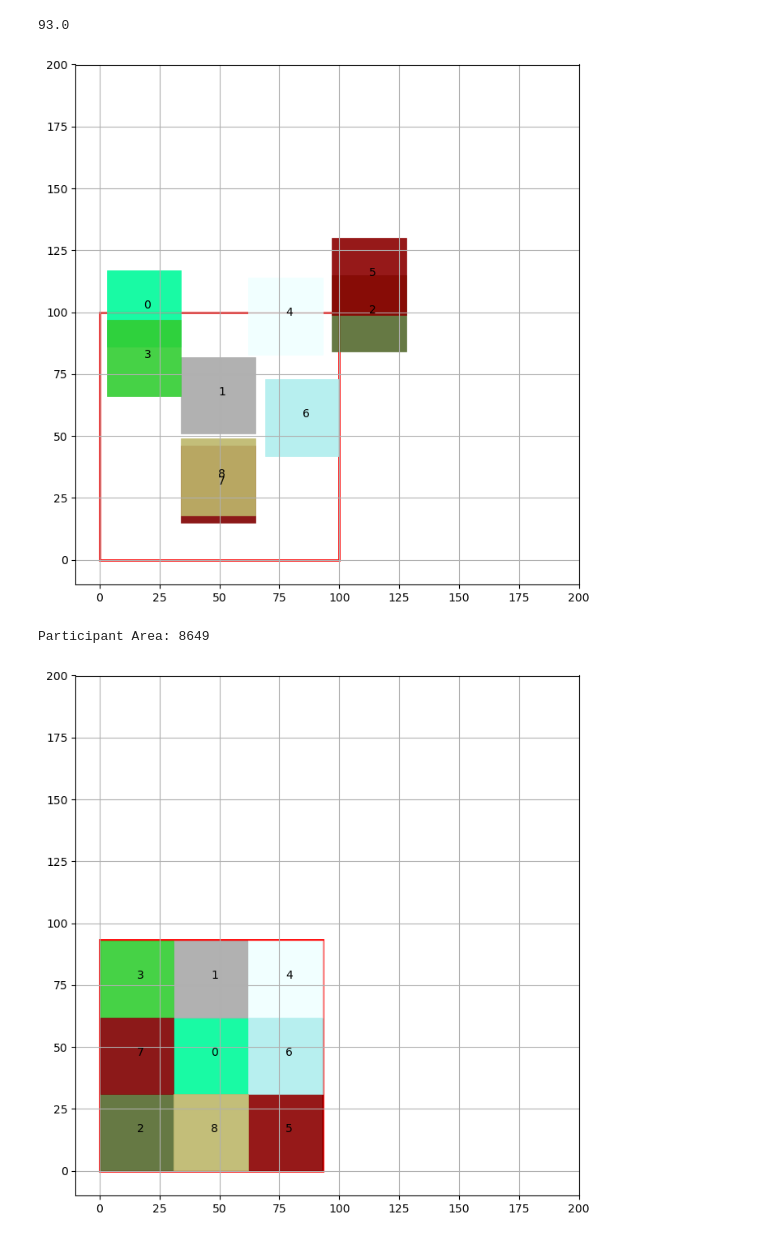
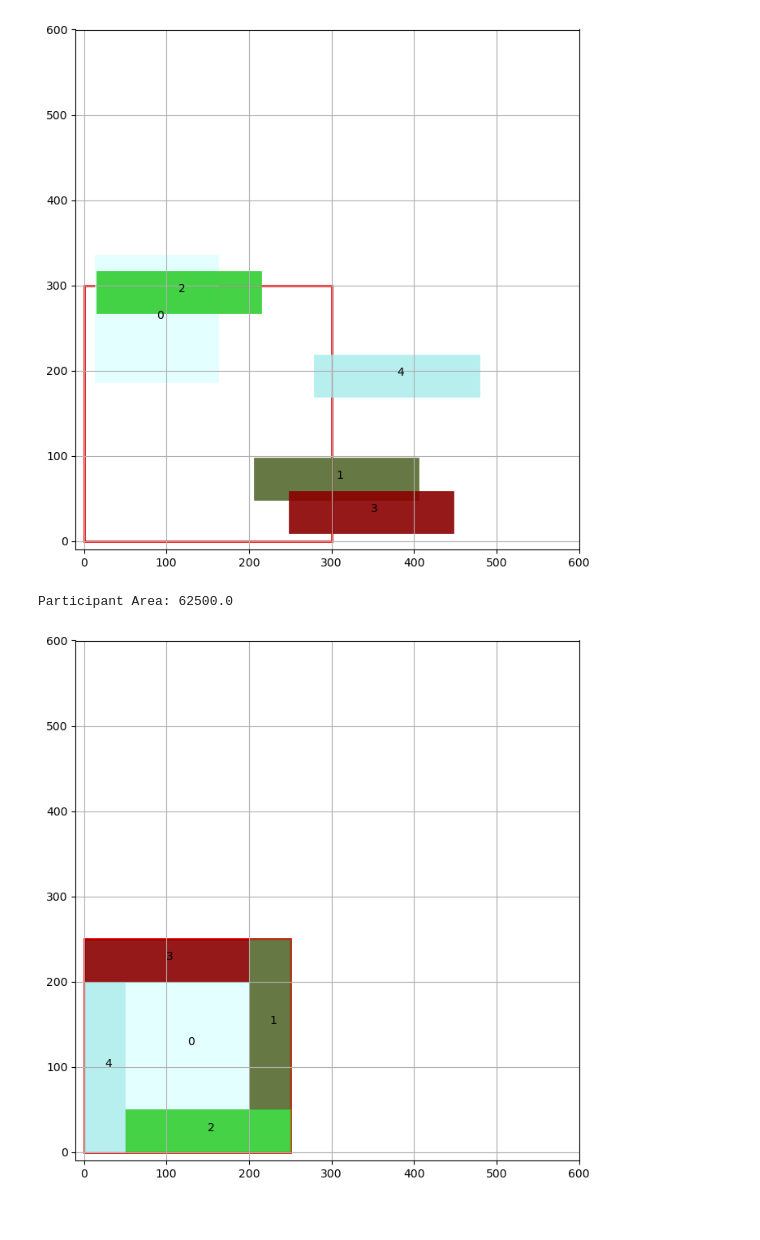
Before and after one commit to TiMo3654/abf, a Jupyter notebook: tests.ipynb, the cells around one changed output. Cells and saved outputs as stored; diff of their text form; code cells hidden in the pictures.

Commit message:
working wheel :wheelchair:

```diff
--- a/tests.ipynb
+++ b/tests.ipynb
@@ -10,38 +10,36 @@ import pylab as pl
 conciliation_quota  = 0.5
 
 critical_amount     = 100
-# %%
-math.sqrt(31**2 * 9)
-# %% [output]
-93.0
 # %%
 layout_zone = {"xmin"   : 0,
                "ymin"   : 0,
-               "width"  : 100,
-               "height" : 100}
+               "width"  : 300,
+               "height" : 300}
 
 #participants       = generate_unconnected_participants(20, layout_zone, 30, 30, 666)
 
-participants       = generate_unconnected_equal_quadratic_participants(9, layout_zone, 31, 420)
+#participants        = generate_unconnected_equal_quadratic_participants(9, layout_zone, 31, 420)
+
+participants        = generate_unconnected_wheel_participants(layout_zone, 100, 420)
 
 
-a = plot_participants(layout_zone, participants, 200, 200)
+a = plot_participants(layout_zone, participants, 600, 600)
 # %% [output]
-[figure, old version]
+[figure, new version]
 # %%
 participants            = determine_initial_conditions(participants, layout_zone, conciliation_quota, critical_amount)
 
 print('Participant Area: ' + str(calculate_all_participants_area(participants)))
 # %% [output]
-Participant Area: 8649
+Participant Area: 62500.0
 # %%
 id_list = [p['idx'] for p in (participants.values())]
 
-for i in range(100): # maximum rounds of interaction
+for i in range(1000): # maximum rounds of interaction
 
     participants    = one_round_of_interaction(participants, layout_zone, 'interference', conciliation_quota, critical_amount)
 
-    plot_participants(layout_zone, participants, 200, 200)
+    plot_participants(layout_zone, participants, 600, 600)
 
     last_moves = {key : value['last-move'] for key,value in participants.items()}
 
@@ -62,10 +60,10 @@ for i in range(100): # maximum rounds of interaction
 
         participants        = reset_after_tightening(participants)
 
-    for i in range(9):
+    for i in range(len(participants)):
         print(participants[str(i)]['last-move'])
 # %% [output]
-[figure, old version]
+[figure, new version]
 # %%
 participants    	= determine_initial_conditions(participants, layout_zone, conciliation_quota, critical_amount)
 
```
Also changed, not shown: parts of 2 cells of this notebook, 1 other file.
